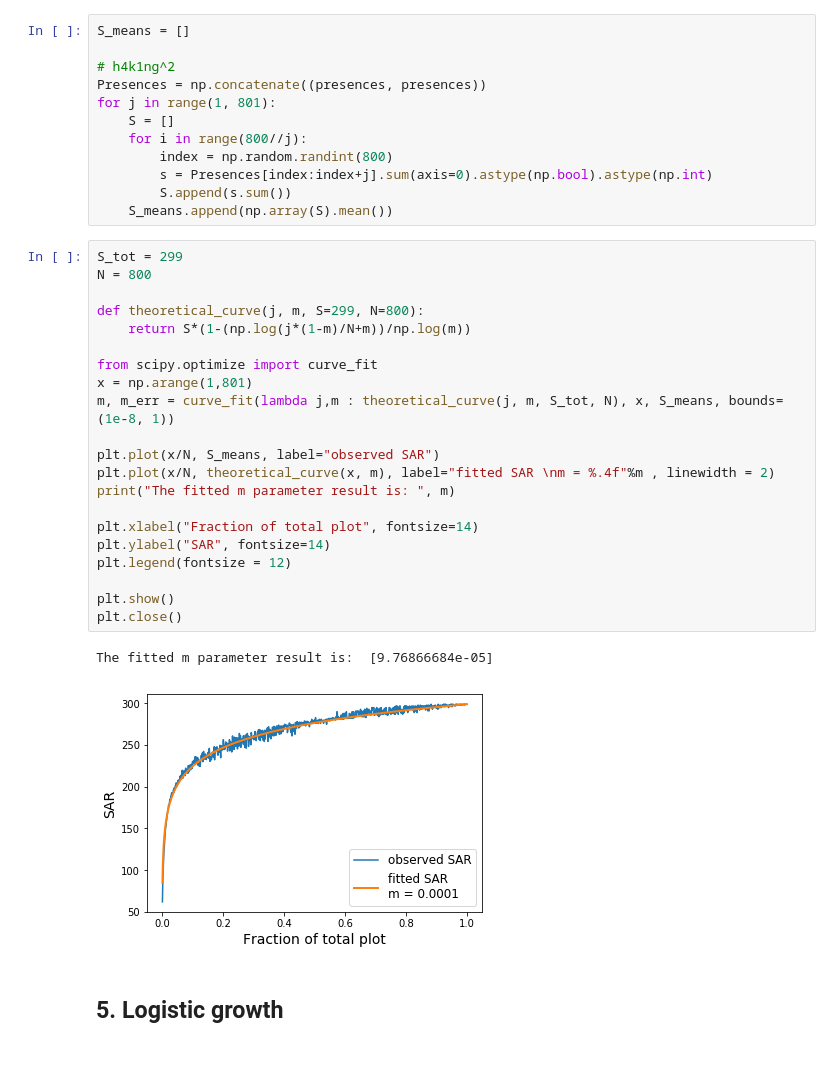
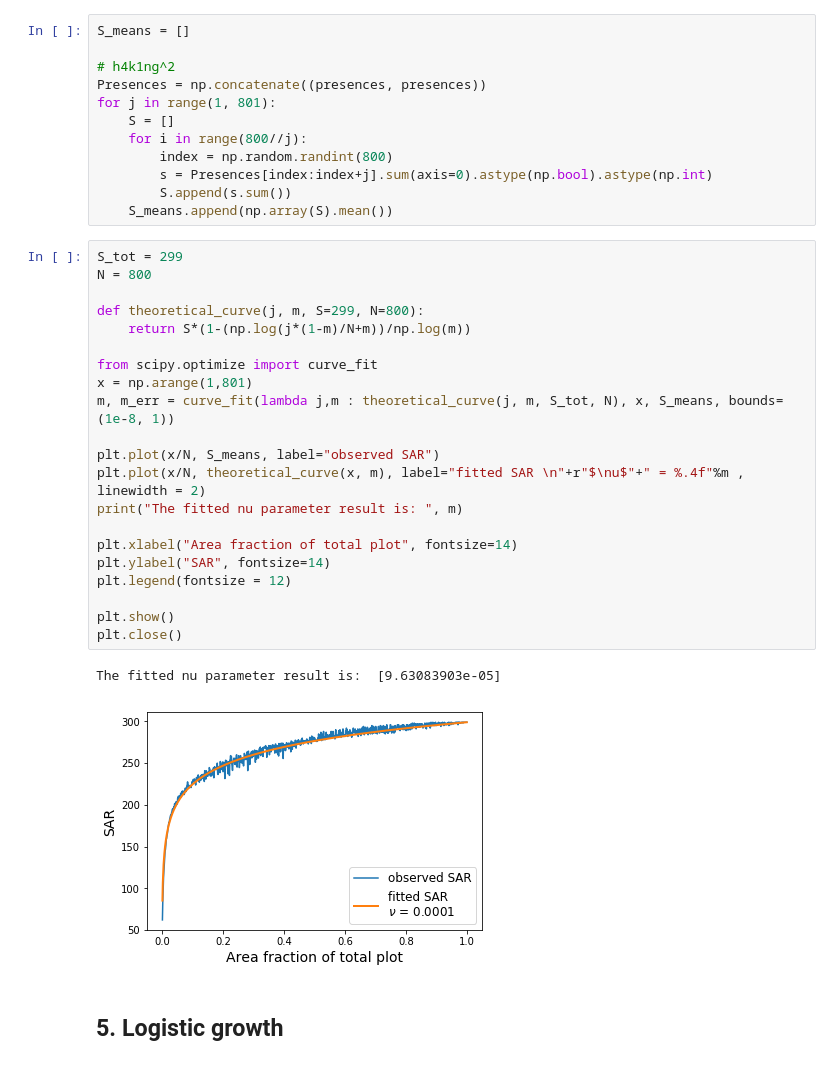
Before and after one commit to mango915/NeutralTheory, a Jupyter notebook: Neutral Theory.ipynb, the cells around one changed output. Saved outputs shown, nothing was run; the diff lists cells and outputs as text.

```diff
--- a/Neutral Theory.ipynb
+++ b/Neutral Theory.ipynb
@@ -148,27 +120,27 @@ for j in range(1, 801):
 # %%
 S_tot = 299
 N = 800
 
 def theoretical_curve(j, m, S=299, N=800):
     return S*(1-(np.log(j*(1-m)/N+m))/np.log(m))
 
 from scipy.optimize import curve_fit
 x = np.arange(1,801)
 m, m_err = curve_fit(lambda j,m : theoretical_curve(j, m, S_tot, N), x, S_means, bounds=(1e-8, 1))
 
 plt.plot(x/N, S_means, label="observed SAR")
-plt.plot(x/N, theoretical_curve(x, m), label="fitted SAR \nm = %.4f"%m , linewidth = 2)
-print("The fitted m parameter result is: ", m)
+plt.plot(x/N, theoretical_curve(x, m), label="fitted SAR \n"+r"$\nu$"+" = %.4f"%m , linewidth = 2)
+print("The fitted nu parameter result is: ", m)
 
-plt.xlabel("Fraction of total plot", fontsize=14)
+plt.xlabel("Area fraction of total plot", fontsize=14)
 plt.ylabel("SAR", fontsize=14)
 plt.legend(fontsize = 12)
 
 plt.show()
 plt.close()
 # %% [output]
-The fitted m parameter result is:  [9.76866684e-05]
+The fitted nu parameter result is:  [9.63083903e-05]
-[figure, old version]
+[figure, new version]
 # %% [markdown]
 ## 5. Logistic growth
 # %% [markdown]
```
Also changed, not shown: parts of 14 cells of this notebook.
